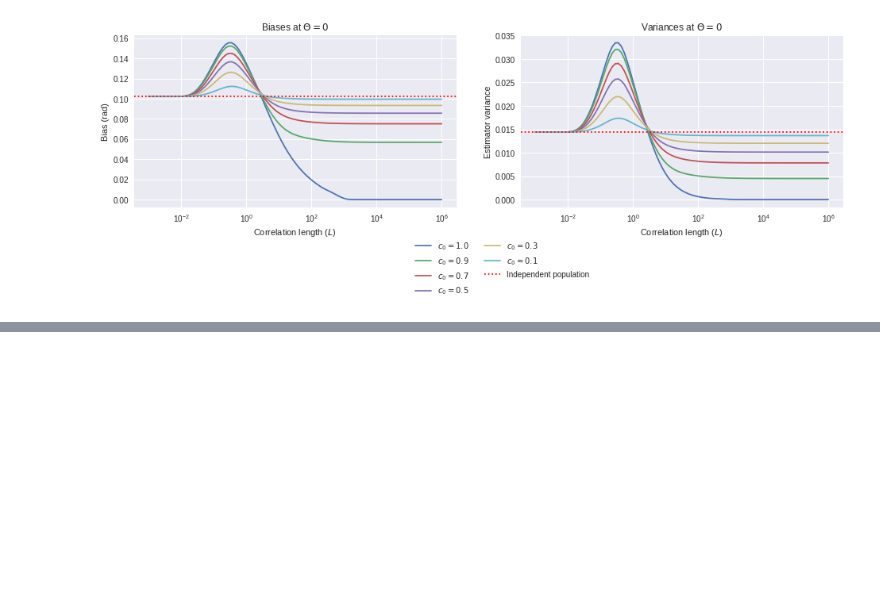
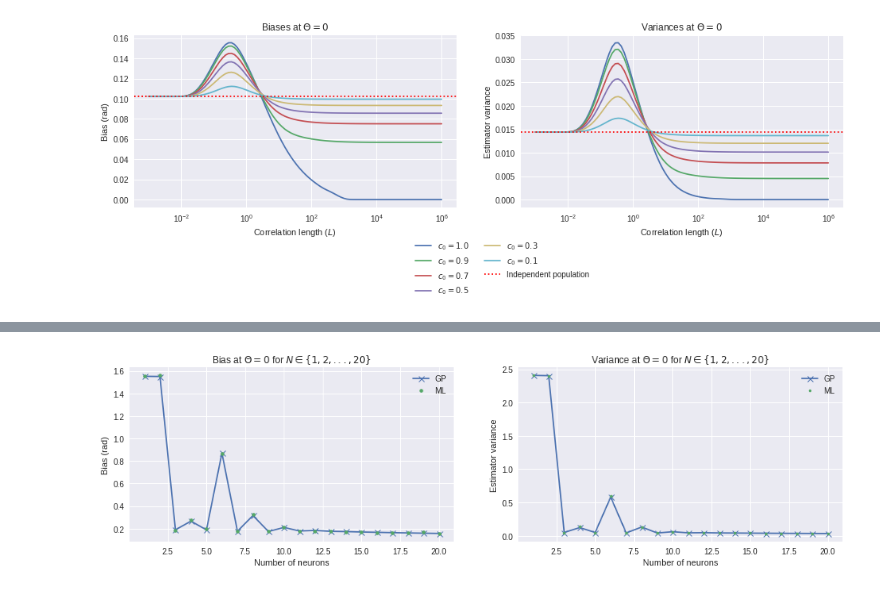
Before and after one commit to dtailor17/neural-population-codes, a Jupyter notebook: noise_correlations.ipynb, the cells around one changed output, grey strips where cells are left out. Drawn from its saved outputs; the diff is of its cells as text; code cells hidden in the pictures; blank space fills up the shorter version.

Commit message:
Investigation of bias/variance vs #neurons

```diff
--- a/noise_correlations.ipynb
+++ b/noise_correlations.ipynb
@@ -1164,0 +1258,16 @@ plt.rcParams['figure.figsize'] = (10, 5)
+# %%
+n_neurons_low = 2
+n_neurons_upper = 501
+
+n_neurons_arr = np.arange(n_neurons_low, n_neurons_upper)
+
+biases_neurons_ind_ML = np.zeros(len(n_neurons_arr))
+variances_neurons_ind_ML = np.zeros(len(n_neurons_arr))
+
+biases_neurons_ind_GP = np.zeros(len(n_neurons_arr))
+variances_neurons_ind_GP = np.zeros(len(n_neurons_arr))
+
+for i in range(len(n_neurons_arr)):
+    cov_mtx = construct_cov_matrix_new(max_corr=0.0, n_neurons=n_neurons_arr[i])
+    (biases_neurons_ind_ML[i], variances_neurons_ind_ML[i]) = get_ML_ests_stim_0_new(n_neurons_arr[i], cov_mtx)
+    (biases_neurons_ind_GP[i], variances_neurons_ind_GP[i]) = get_GP_ests_stim_0_new(n_neurons_arr[i], cov_mtx)
@@ -1164,0 +1300,29 @@ plt.rcParams['figure.figsize'] = (10, 5)
+# %%
+plt.rcParams['figure.figsize'] = (16, 4)
+
+n_neurons_upper = 501
+n_neurons_arr = np.arange(1, n_neurons_upper)
+
+upper_idx = 20
+
+plt.subplot(121)
+plt.plot(n_neurons_arr[:upper_idx], biases_neurons_ind_GP[:upper_idx], '-x', mew=1, label='GP')
+plt.plot(n_neurons_arr[:upper_idx], biases_neurons_ind_ML[:upper_idx], '.', mew=1, label='ML')
+
+plt.legend()
+plt.xlabel('Number of neurons')
+plt.ylabel('Bias (rad)')
+plt.title('Bias at $\Theta=0$ for $N \in \{1,2,...,20\}$')
+
+plt.subplot(122)
+plt.plot(n_neurons_arr[:upper_idx], variances_neurons_ind_GP[:upper_idx], '-x', mew=1, label='GP')
+plt.plot(n_neurons_arr[:upper_idx], variances_neurons_ind_ML[:upper_idx], '.', label='ML')
+
+plt.legend()
+plt.xlabel('Number of neurons')
+plt.ylabel('Estimator variance')
+plt.title('Variance at $\Theta=0$ for $N \in \{1,2,...,20\}$')
+
+plt.rcParams['figure.figsize'] = (10, 5)
+# %% [output]
+[figure, added]
```
Also changed, not shown: parts of 28 cells of this notebook, 1 other file.
